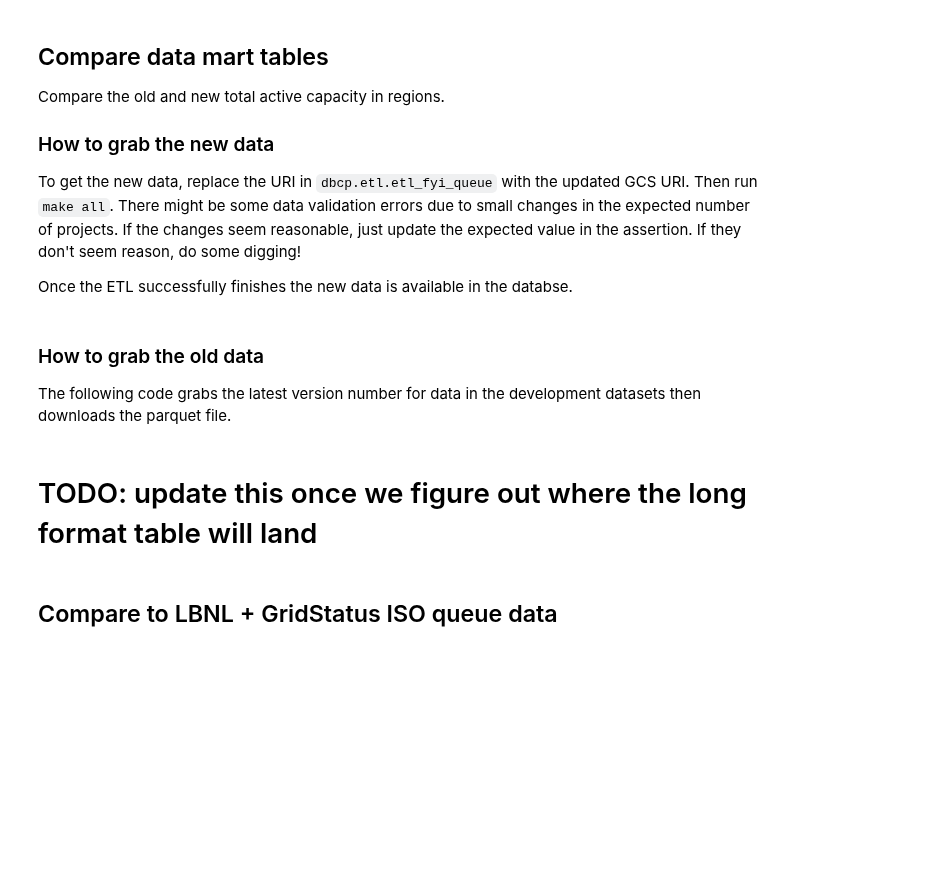
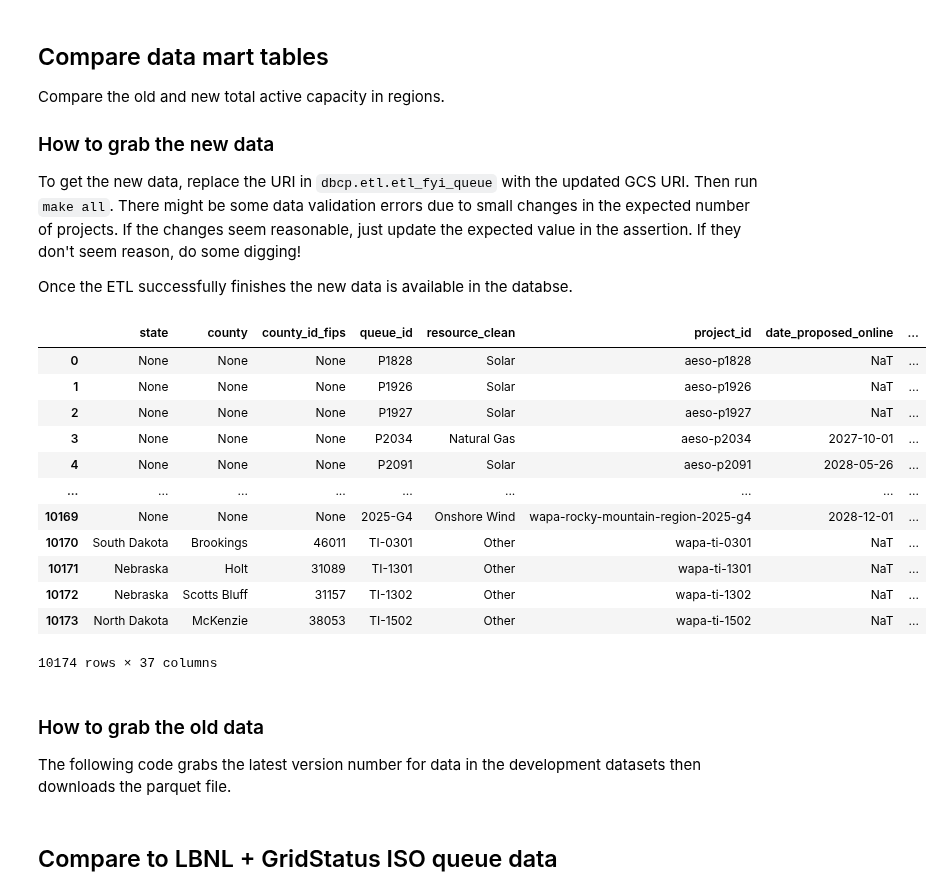
Before and after one commit to deployment-gap-model-education-fund/deployment-gap-model, a Jupyter notebook: notebooks/data_updates/interconnection_fyi/interconnection-fyi-update.ipynb, the cells around one changed output. Saved outputs shown, nothing was run; the diff lists cells and outputs as text; code cells hidden in the pictures; blank space fills up the shorter version.

Commit message:
add private data mart schema

```diff
--- a/notebooks/data_updates/interconnection_fyi/interconnection-fyi-update.ipynb
+++ b/notebooks/data_updates/interconnection_fyi/interconnection-fyi-update.ipynb
@@ -81,6 +79,23 @@ fyi_all_projects_long_format = pd.read_parquet("/app/data/output/data_mart/fyi_p
-# %%
-# filter for active projects
-fyi_projects_long_format = fyi_all_projects_long_format[fyi_all_projects_long_format.queue_status.isin(["active"])]
+# %%
+engine = get_sql_engine()
+with engine.connect() as con:
+    fyi_projects_long_format = pd.read_sql_table("fyi_projects_long_format", con, schema="private_data_mart")
+# %%
+fyi_projects_long_format
+# %% [output]
+|  | state | county | county_id_fips | queue_id | resource_clean | project_id | date_proposed_online | ... |
+| 0 | None | None | None | P1828 | Solar | aeso-p1828 | NaT | ... |
+| 1 | None | None | None | P1926 | Solar | aeso-p1926 | NaT | ... |
+| 2 | None | None | None | P1927 | Solar | aeso-p1927 | NaT | ... |
+| 3 | None | None | None | P2034 | Natural Gas | aeso-p2034 | 2027-10-01 | ... |
+| 4 | None | None | None | P2091 | Solar | aeso-p2091 | 2028-05-26 | ... |
+| ... | ... | ... | ... | ... | ... | ... | ... | ... |
+| 10169 | None | None | None | 2025-G4 | Onshore Wind | wapa-rocky-mountain-region-2025-g4 | 2028-12-01 | ... |
+| 10170 | South Dakota | Brookings | 46011 | TI-0301 | Other | wapa-ti-0301 | NaT | ... |
+| 10171 | Nebraska | Holt | 31089 | TI-1301 | Other | wapa-ti-1301 | NaT | ... |
+| 10172 | Nebraska | Scotts Bluff | 31157 | TI-1302 | Other | wapa-ti-1302 | NaT | ... |
+| 10173 | North Dakota | McKenzie | 38053 | TI-1502 | Other | wapa-ti-1502 | NaT | ... |
+10174 rows × 37 columns
 # %% [markdown]
 ### How to grab the old data
 The following code grabs the latest version number for data in the development datasets then downloads the parquet file.
@@ -109,8 +124,6 @@ def get_bigquery_table_version(dataset_id, table_name, project_id="dbcp-dev-3508
 
     labels = table.labels  # Get the labels dictionary
     return labels["version"]
-# %% [markdown]
-# TODO: update this once we figure out where the long format table will land
 # %%
 from dbcp.extract.helpers import cache_gcs_archive_file_locally
 
```
Also changed, not shown: parts of 3 cells of this notebook, 7 other files.
